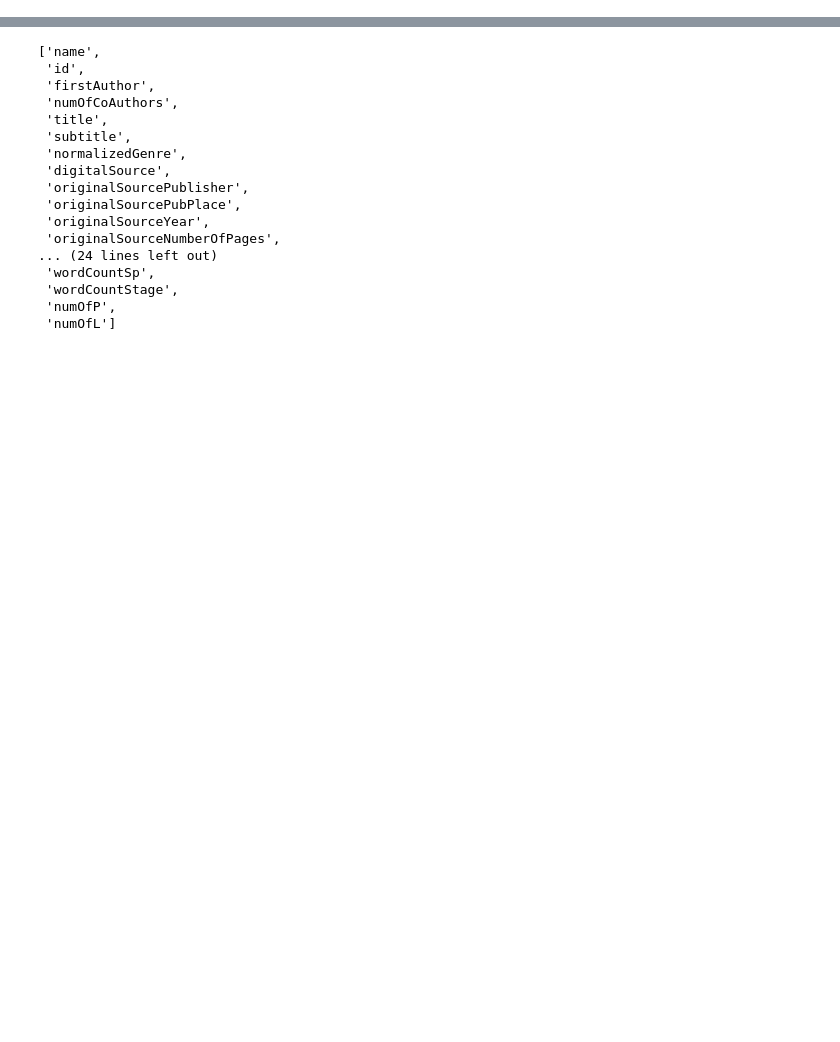
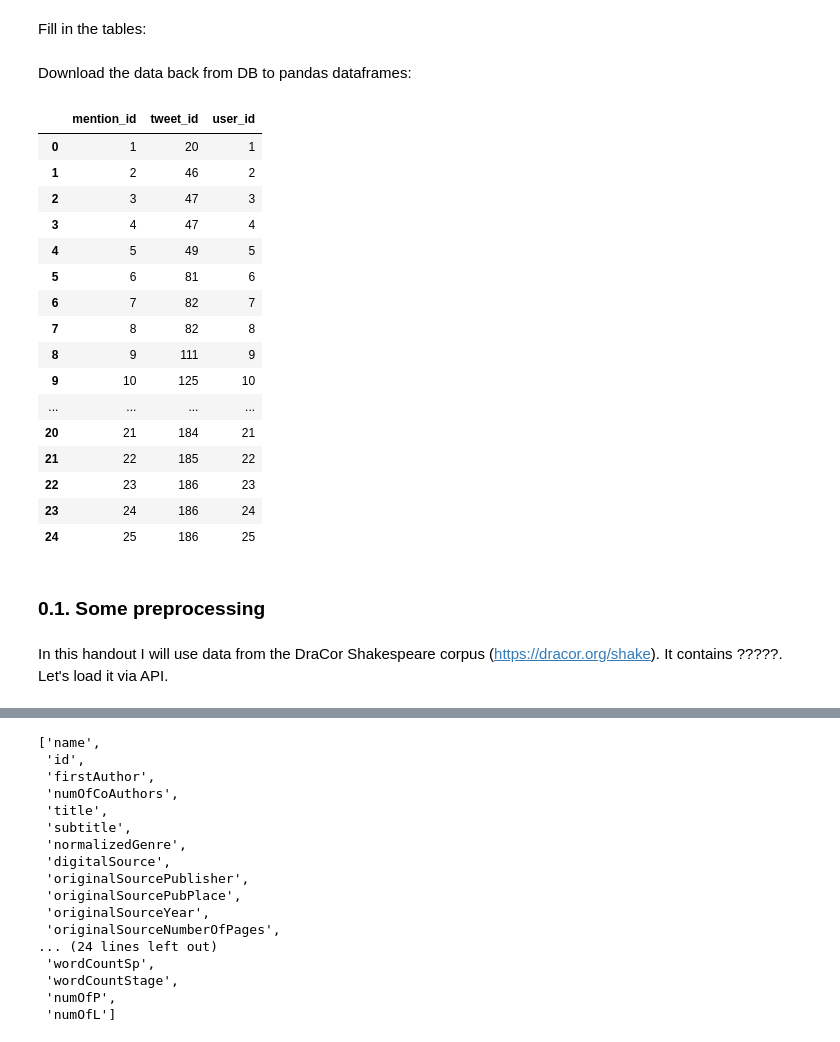
Before and after one commit to gbulg/Data-analysis-class, a Jupyter notebook: HW2/hw2.ipynb, the cells around one changed output, grey strips where cells are left out. Drawn from its saved outputs; the diff is of its cells as text; code cells hidden in the pictures; blank space fills up the shorter version.

```diff
--- a/HW2/hw2.ipynb
+++ b/HW2/hw2.ipynb
@@ -44,0 +19,8 @@ Let's load it via API.
+# %%
+import sqlite3
+
+# connecting to the database
+conn = sqlite3.connect('twitter.db')
+
+# creating a cursor object we will be sending our queries to
+c = conn.cursor()
@@ -47,0 +72,2 @@ import requests
+# %% [markdown]
+Fill in the tables:
@@ -47,0 +110,8 @@ import requests
+# %% [markdown]
+Download the data back from DB to pandas dataframes:
+# %%
+tweets_df = pd.DataFrame(pd.read_sql_query("SELECT * FROM tweets", conn), columns = ['tweet_id', 'sentiment', 'text'])
+users_df = pd.DataFrame(pd.read_sql_query("SELECT * FROM users", conn), columns = ['user_id', 'username'])
+hashtags_df = pd.DataFrame(pd.read_sql_query("SELECT * FROM hashtags", conn), columns = ['hashtag_id', 'hashtag'])
+mentions_df = pd.DataFrame(pd.read_sql_query("SELECT * FROM mentions", conn), columns = ['mention_id', 'tweet_id', 'user_id'])
+hashtag_usage_df = pd.DataFrame(pd.read_sql_query("SELECT * FROM hashtag_usage", conn), columns = ['hashtag_usage_id', 'tweet_id', 'hashtag_id'])
@@ -48,3 +121,28 @@ import requests
+# %%
+mentions_df[:25]
+# %% [output]
+|  | mention_id | tweet_id | user_id |
+| 0 | 1 | 20 | 1 |
+| 1 | 2 | 46 | 2 |
+| 2 | 3 | 47 | 3 |
+| 3 | 4 | 47 | 4 |
+| 4 | 5 | 49 | 5 |
+| 5 | 6 | 81 | 6 |
+| 6 | 7 | 82 | 7 |
+| 7 | 8 | 82 | 8 |
+| 8 | 9 | 111 | 9 |
+| 9 | 10 | 125 | 10 |
+| ... | ... | ... | ... |
+| 20 | 21 | 184 | 21 |
+| 21 | 22 | 185 | 22 |
+| 22 | 23 | 186 | 23 |
+| 23 | 24 | 186 | 24 |
+| 24 | 25 | 186 | 25 |
+# %% [markdown]
+### 0.1. Some preprocessing
+# %% [markdown]
+In this handout I will use data from the DraCor Shakespeare corpus ([https://dracor.org/shake](https://dracor.org/shake)). It contains ?????.
+Let's load it via API.
 # %%
 corpus_url = "https://dracor.org/api/corpora/shake"
 
```
Also changed, not shown: parts of 37 cells of this notebook.
